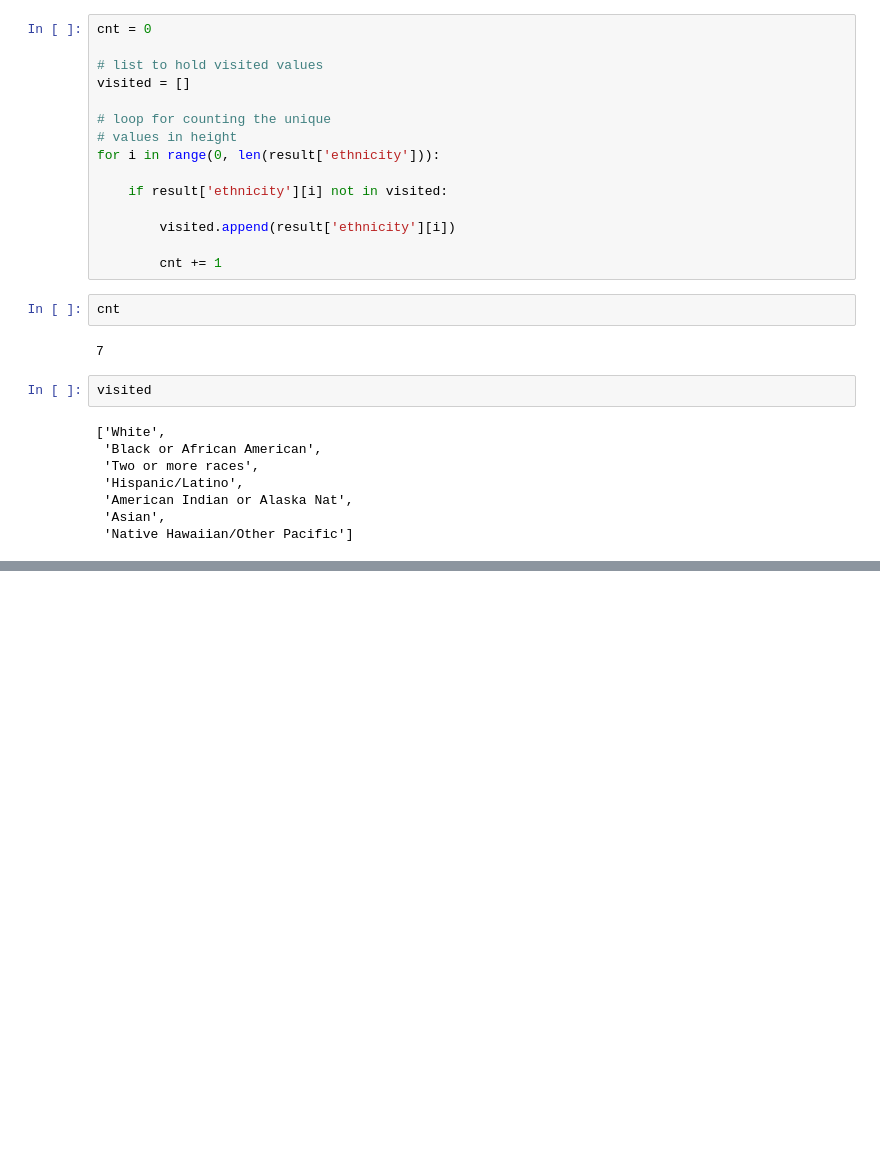
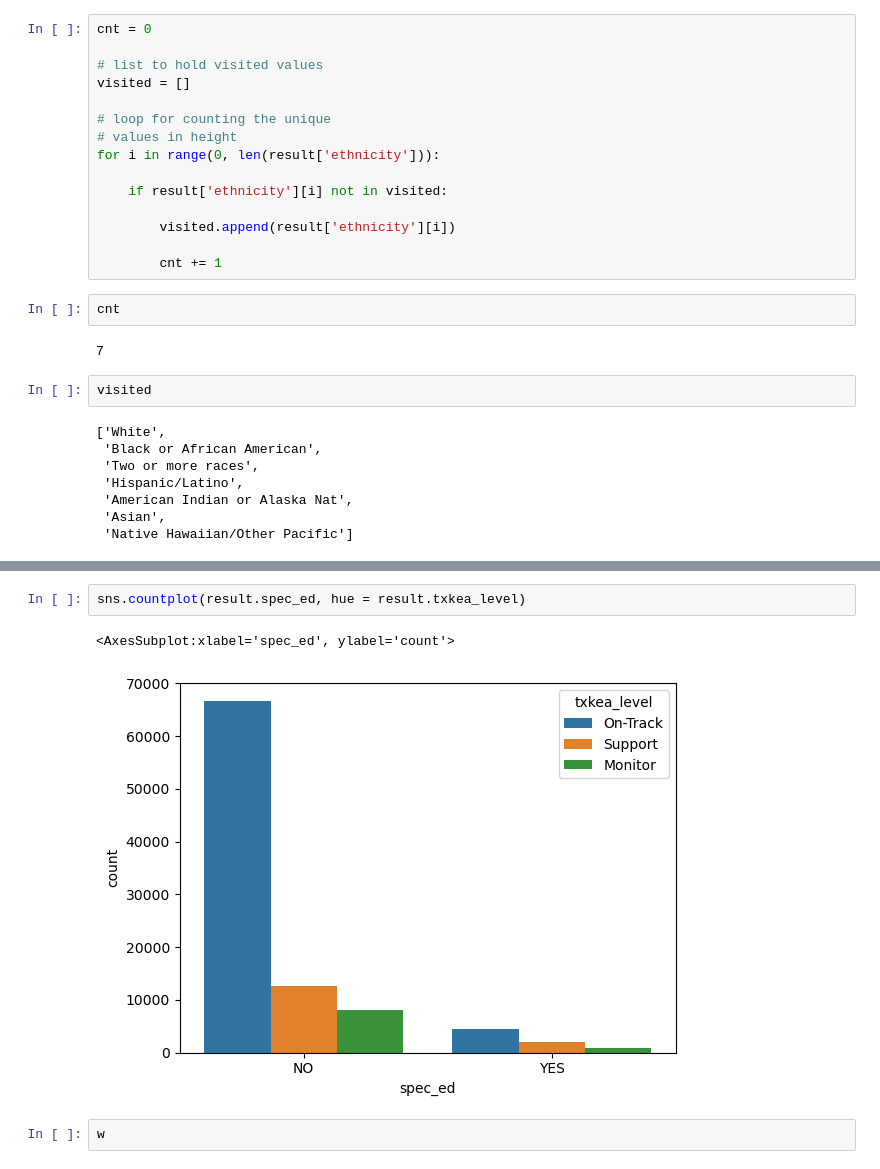
Before and after one commit to wherrickjr/tea_project, a Jupyter notebook: Data/tea_test.ipynb, the cells around one changed output, grey strips where cells are left out. Drawn from its saved outputs; the diff is of its cells as text; blank space fills up the shorter version.

```diff
--- a/Data/tea_test.ipynb
+++ b/Data/tea_test.ipynb
@@ -411,0 +422,7 @@ given that there are about 220 districts that administered both assessments, it
+# %%
+sns.countplot(result.spec_ed, hue = result.txkea_level)
+# %% [output]
+<AxesSubplot:xlabel='spec_ed', ylabel='count'>
+[figure, added]
+# %%
+w
```
Also changed, not shown: parts of 43 cells of this notebook, 2 other files.
